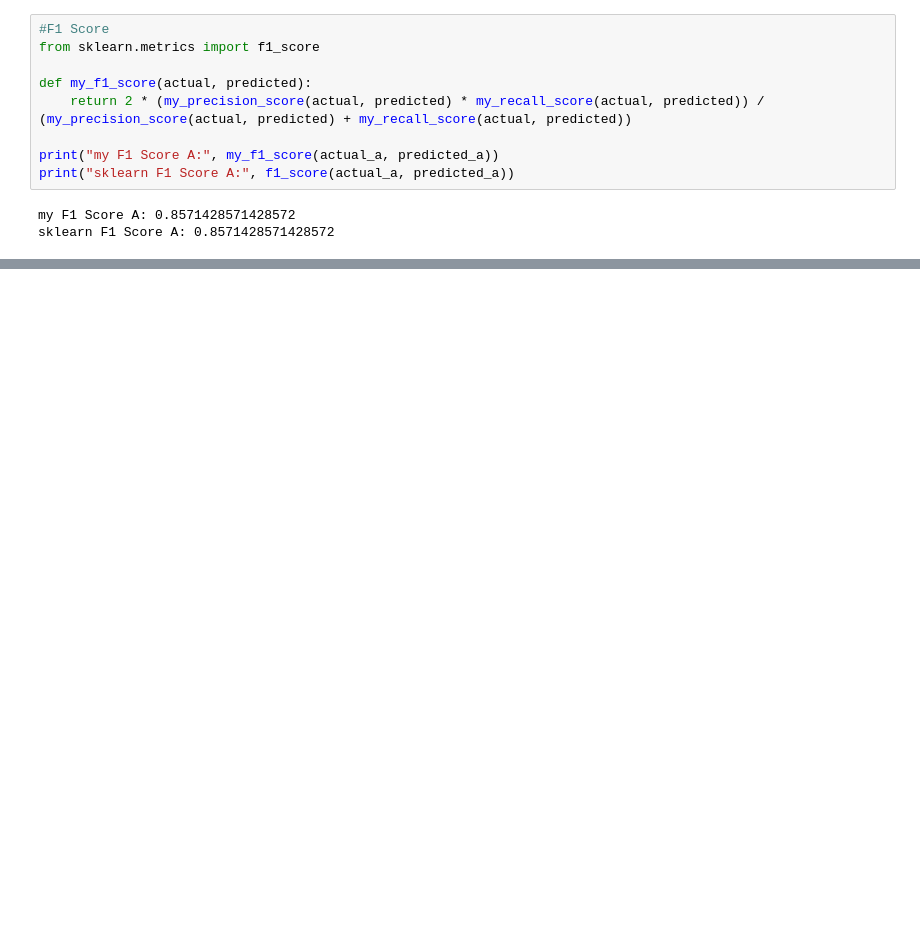
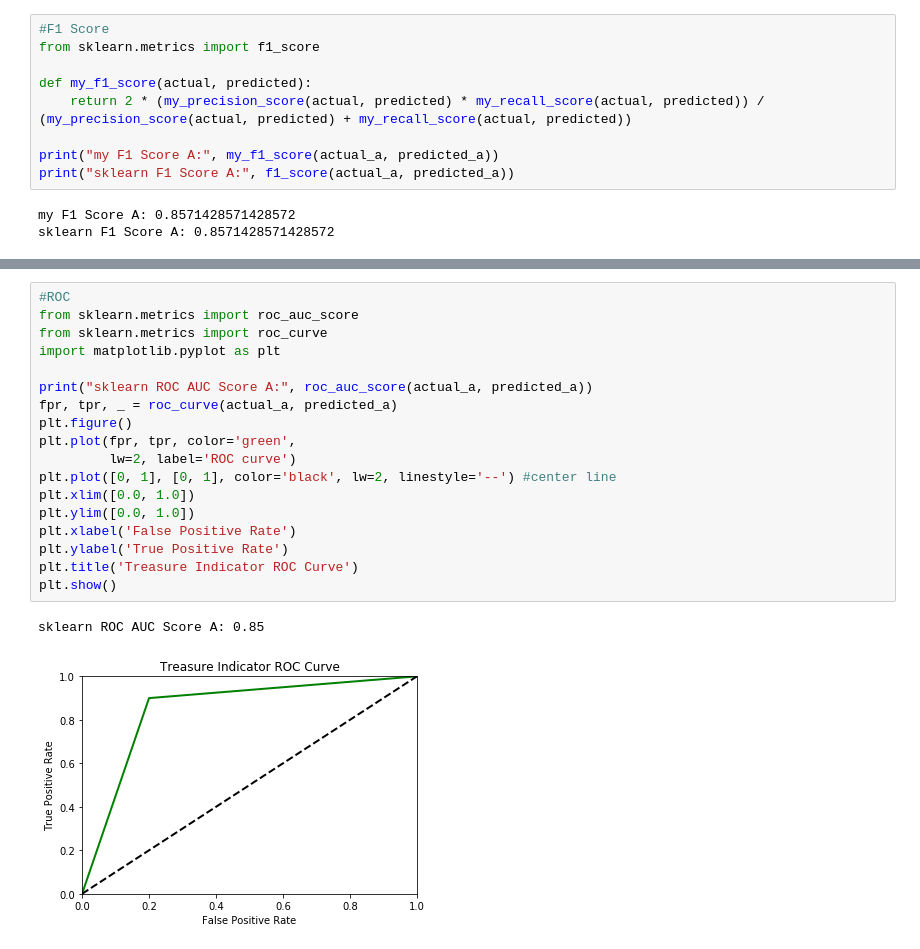
Before and after one commit to philipkiely/floydhub_metrics, a Jupyter notebook: accuracy_measures.ipynb, the cells around one changed output, grey strips where cells are left out. Drawn from its saved outputs; the diff is of its cells as text; blank space fills up the shorter version.

```diff
--- a/accuracy_measures.ipynb
+++ b/accuracy_measures.ipynb
@@ -142,0 +152,21 @@ roc_auc_score(actual_a, predicted_a)
+# %%
+#ROC
+from sklearn.metrics import roc_auc_score
+from sklearn.metrics import roc_curve
+import matplotlib.pyplot as plt
+
+print("sklearn ROC AUC Score A:", roc_auc_score(actual_a, predicted_a))
+fpr, tpr, _ = roc_curve(actual_a, predicted_a)
+plt.figure()
+plt.plot(fpr, tpr, color='green',
+         lw=2, label='ROC curve')
+plt.plot([0, 1], [0, 1], color='black', lw=2, linestyle='--') #center line
+plt.xlim([0.0, 1.0])
+plt.ylim([0.0, 1.0])
+plt.xlabel('False Positive Rate')
+plt.ylabel('True Positive Rate')
+plt.title('Treasure Indicator ROC Curve')
+plt.show()
+# %% [output]
+sklearn ROC AUC Score A: 0.85
+[figure, added]
```
Also changed, not shown: parts of 2 cells of this notebook.
